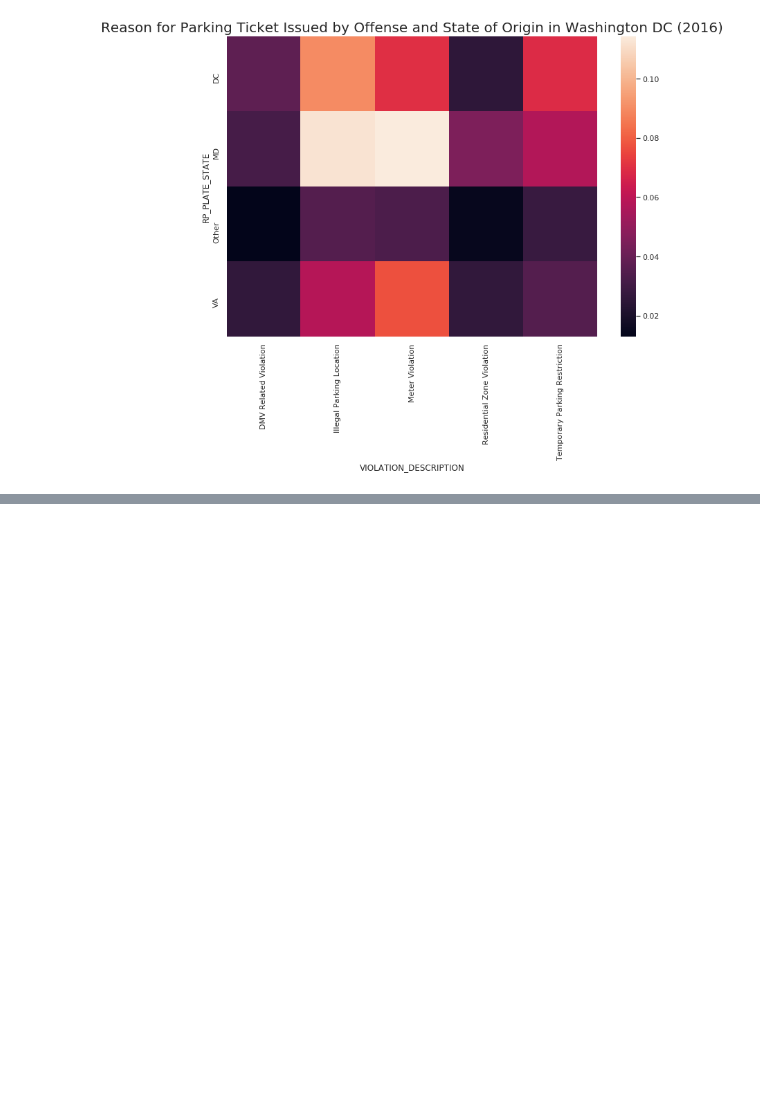
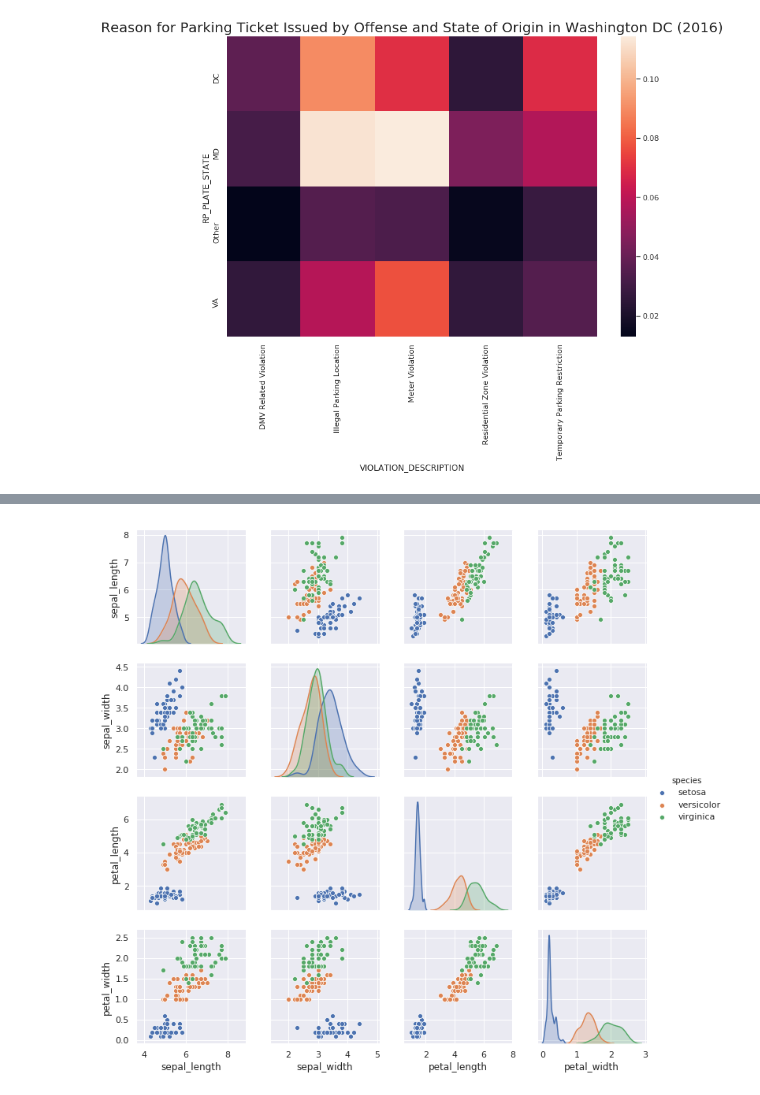
Before and after one commit to bloominstituteoftechnology/DS-Unit-1-Sprint-3-Data-Storytelling, a Jupyter notebook: module2-choose-appropriate-visualizations/LS_DS_222_Choose_appropriate_visualizations.ipynb, the cells around one changed output, grey strips where cells are left out. Cells and saved outputs as stored; diff of their text form; code cells hidden in the pictures; blank space fills up the shorter version.

Commit message:
Added more Visualizations

```diff
--- a/module2-choose-appropriate-visualizations/LS_DS_222_Choose_appropriate_visualizations.ipynb
+++ b/module2-choose-appropriate-visualizations/LS_DS_222_Choose_appropriate_visualizations.ipynb
@@ -510,0 +511,4 @@ sns.heatmap(cross_tickets)
+# %%
+df = sns.load_dataset('iris')
+print(df.shape)
+df.head()
@@ -510,0 +535,4 @@ sns.heatmap(cross_tickets)
+# %%
+sns.pairplot(df, hue = 'species');
+# %% [output]
+[figure, added]
```
Also changed, not shown: parts of 6 cells of this notebook.
